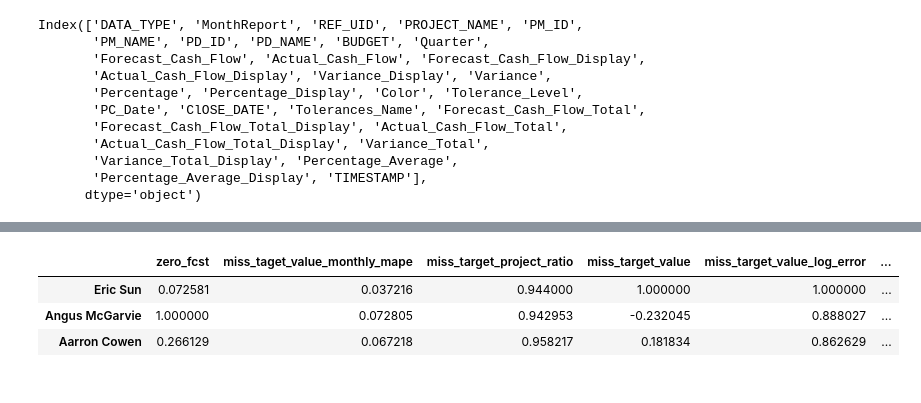
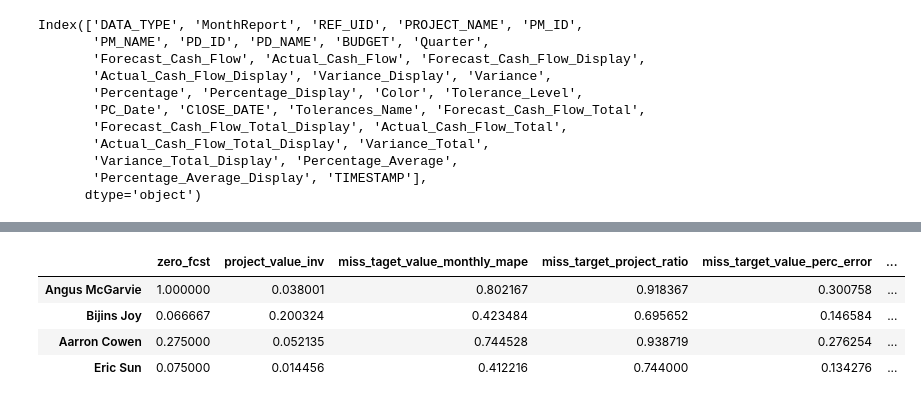
Before and after one commit to heroxk/pmrs_analytics_poc, a Jupyter notebook: pm_performance_insights.ipynb, the cells around one changed output, grey strips where cells are left out. Cells and saved outputs as stored; diff of their text form; code cells hidden in the pictures.

```diff
--- a/pm_performance_insights.ipynb
+++ b/pm_performance_insights.ipynb
@@ -122,0 +160,7 @@ df_angus.head(10)
+# %%
+underspend = df_person[(df_person['Forecast_Cash_Flow_Display'] - df_person['Actual_Cash_Flow_Display']) * 2 \
+                    /(df_person['Actual_Cash_Flow_Display'] + df_person['Forecast_Cash_Flow_Display'])>0.05].shape[0]
+print(f"underspend:{underspend}")
+overderspend = df_person[(df_person['Actual_Cash_Flow_Display'] - df_person['Forecast_Cash_Flow_Display']) * 2 \
+                    /(df_person['Actual_Cash_Flow_Display'] + df_person['Forecast_Cash_Flow_Display'])>0.05].shape[0]
+print(f"overderspend:{overderspend}")
@@ -213,10 +278,15 @@ for name in PM_list:
 df_pm_perf = pd.DataFrame.from_dict(pm_perf, orient='index',
                                  columns=['project_num',
                                           'project_value',
+                                          'project_value_inv',
                                           'zero_fcst',
 #                                           'ks_distrb',
                                           'miss_taget_value_monthly_mape',
                                           'miss_target_project_num',
+                                          'underspend_project_num',
+                                          'overspend_project_num',
+                                          'underspend_value',
+                                          'overderspend_value',
                                           'miss_target_project_ratio',
                                           'miss_target_value',
                                           'miss_target_value_perc_error',
@@ -242,10 +357,12 @@ df_pm_perf[(df_pm_perf.index=='Angus McGarvie') | (df_pm_perf.index=='Aarron Cow
 # %%
 col_list = [
     'zero_fcst',
+    'project_value_inv',
     'miss_taget_value_monthly_mape',
     'miss_target_project_ratio',
-    'miss_target_value',
-    'miss_target_value_log_error'
+#     'miss_target_value',
+    'miss_target_value_perc_error',
+#     'miss_target_value_log_error'
 ]
 
 df_pm_perf_select = df_pm_perf[col_list].dropna()
@@ -276,9 +385,17 @@ outliers_fraction = top_n_outlier * 1.0 / num_PM
 # %%
 select_metrics= [
     'miss_taget_value_monthly_mape',
-    'miss_taget_value_monthly_mape',
-    'miss_taget_value_monthly_mape',
+    'project_value_inv',
+    'project_value_inv',
     'miss_target_project_ratio',
-    'miss_target_value',
-    'miss_target_value_log_error'
+    'miss_target_value_perc_error',
+    'miss_target_value_perc_error',
+    'miss_target_value_perc_error',
+    'miss_target_value_perc_error',
+    'miss_target_value_perc_error',
+    'miss_target_value_perc_error',
+    'miss_target_value_perc_error',
+    'miss_target_value_perc_error',
+#     'miss_target_value',
+#     'miss_target_value_log_error'
 ]
@@ -311,10 +464,15 @@ df_pm_perf_select.sort_values('pm_performance_score[abs]', ascending=False).tail
 # %%
-df_pm_perf_select[(df_pm_perf_select.index=='Angus McGarvie') | (df_pm_perf_select.index=='Aarron Cowen') | (df_pm_perf_select.index=='Eric Sun')]
+df_pm_perf_select[(df_pm_perf_select.index=='Angus McGarvie') \
+           | (df_pm_perf_select.index=='Aarron Cowen') \
+           | (df_pm_perf_select.index=='Eric Sun') \
+           | (df_pm_perf_select.index=='Bijins Joy')
+          ]
 # %% [output]
-|  | zero_fcst | miss_taget_value_monthly_mape | miss_target_project_ratio | miss_target_value | miss_target_value_log_error | ... |
-| Eric Sun | 0.072581 | 0.037216 | 0.944000 | 1.000000 | 1.000000 | ... |
-| Angus McGarvie | 1.000000 | 0.072805 | 0.942953 | -0.232045 | 0.888027 | ... |
-| Aarron Cowen | 0.266129 | 0.067218 | 0.958217 | 0.181834 | 0.862629 | ... |
+|  | zero_fcst | project_value_inv | miss_taget_value_monthly_mape | miss_target_project_ratio | miss_target_value_perc_error | ... |
+| Angus McGarvie | 1.000000 | 0.038001 | 0.802167 | 0.918367 | 0.300758 | ... |
+| Bijins Joy | 0.066667 | 0.200324 | 0.423484 | 0.695652 | 0.146584 | ... |
+| Aarron Cowen | 0.275000 | 0.052135 | 0.744528 | 0.938719 | 0.276254 | ... |
+| Eric Sun | 0.075000 | 0.014456 | 0.412216 | 0.744000 | 0.134276 | ... |
 # %%
 classifiers = {
 #         'Angle-based Outlier Detector (ABOD)': ABOD(contamination=outliers_fraction),
```
Also changed, not shown: parts of 50 cells of this notebook, 2 other files.
